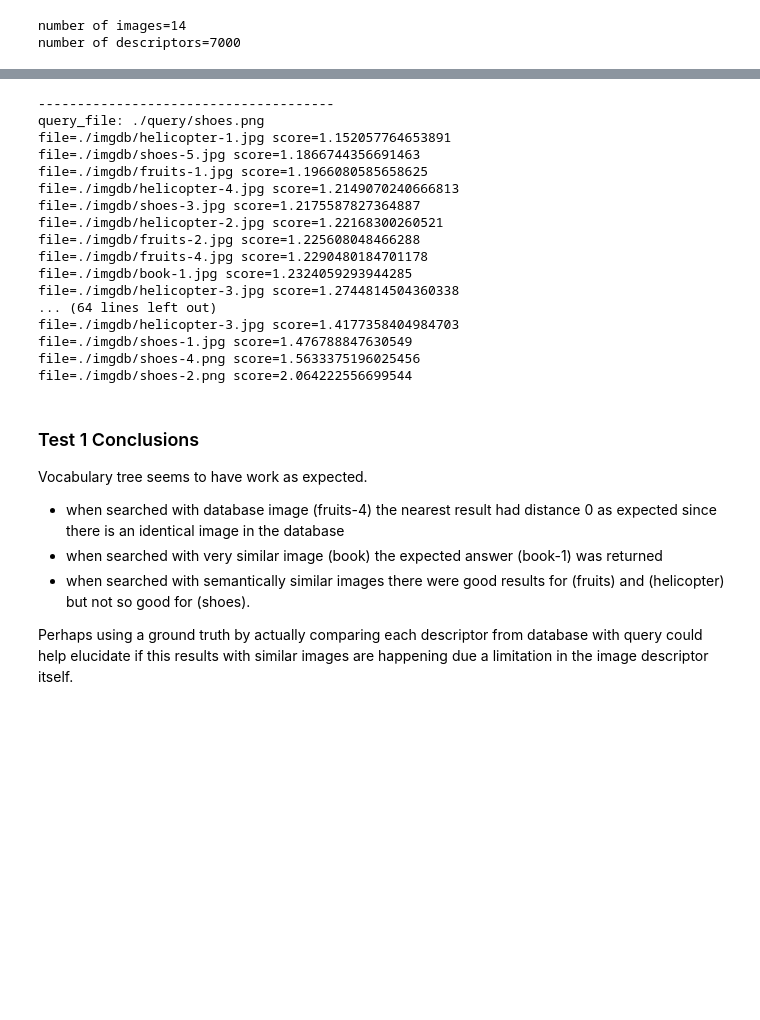
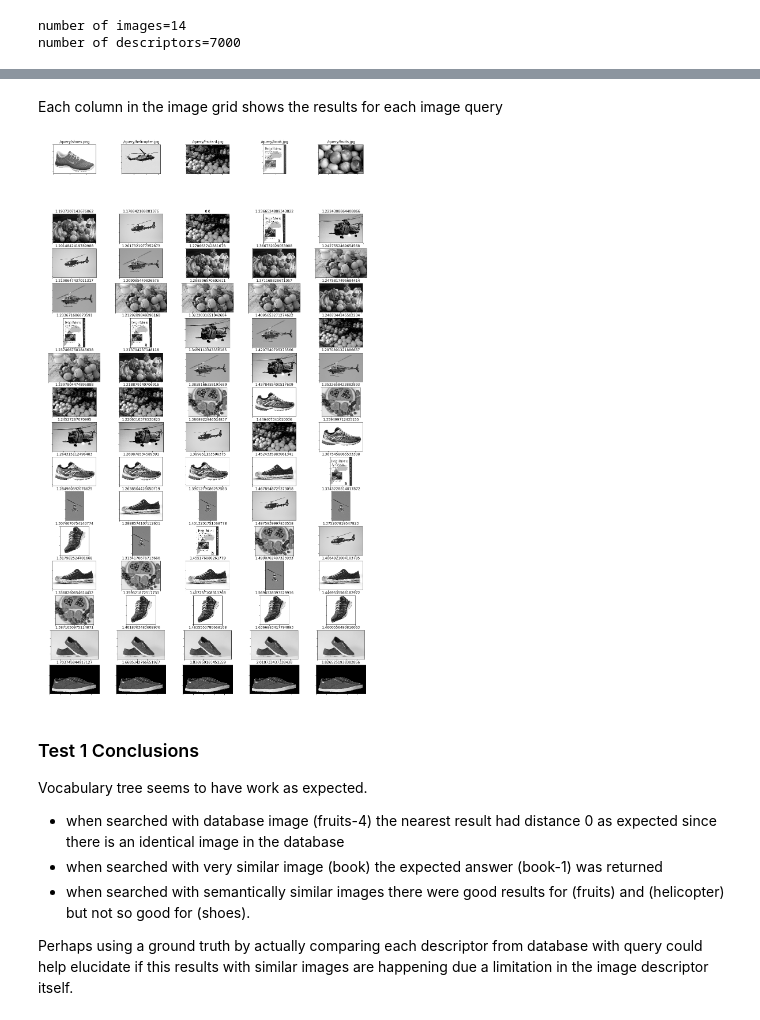
Before and after one commit to hcmarchezi/vocabulary_tree, a Jupyter notebook: voctree.ipynb, the cells around one changed output, grey strips where cells are left out. Saved outputs shown, nothing was run; the diff lists cells and outputs as text; code cells hidden in the pictures; blank space fills up the shorter version.

Commit message:
Image grid for results

```diff
--- a/voctree.ipynb
+++ b/voctree.ipynb
@@ -391,34 +393,43 @@ database image vector size = (14, 5234)
-# %%
-for query_file in query_files:
-    query_descriptors = image_descriptors_from_file(query_file, descr_extractor=orb_extractor)
-    query_vector = visit_tree(root, descriptors=query_descriptors, dissimilarity=orb_dissimilarity, with_weight=True)
-
-    scores = {}
-    for idx, db_item_vector in enumerate(db_visit_matrix):
-        scores[score_calculation(query_vector, db_item_vector)] = filenames[idx]
-
-    print('--------------------------------------')
-    print('query_file: ' + str(query_file))
-    for key in sorted(scores.keys(), reverse=False):
-        print('file='+str(scores[key]) + ' score=' + str(key))
-# %% [output]
---------------------------------------
-query_file: ./query/shoes.png
-file=./imgdb/helicopter-1.jpg score=1.152057764653891
-file=./imgdb/shoes-5.jpg score=1.1866744356691463
-file=./imgdb/fruits-1.jpg score=1.1966080585658625
-file=./imgdb/helicopter-4.jpg score=1.2149070240666813
-file=./imgdb/shoes-3.jpg score=1.2175587827364887
-file=./imgdb/helicopter-2.jpg score=1.22168300260521
-file=./imgdb/fruits-2.jpg score=1.225608048466288
-file=./imgdb/fruits-4.jpg score=1.2290480184701178
-file=./imgdb/book-1.jpg score=1.2324059293944285
-file=./imgdb/helicopter-3.jpg score=1.2744814504360338
-... (64 lines left out)
-file=./imgdb/helicopter-3.jpg score=1.4177358404984703
-file=./imgdb/shoes-1.jpg score=1.476788847630549
-file=./imgdb/shoes-4.png score=1.5633375196025456
-file=./imgdb/shoes-2.png score=2.064222556699544
+# %% [markdown]
+Each column in the image grid shows the results for each image query
+# %%
+
+fig, axarr = plt.subplots(nrows = 2 + len(filenames), ncols = len(query_files), figsize=(20,35))
+
+for idx_file, query_file in enumerate(query_files):
+    query_descriptors = image_descriptors_from_file(query_file, descr_extractor=orb_extractor)
+    query_vector = visit_tree(root, descriptors=query_descriptors, dissimilarity=orb_dissimilarity, with_weight=True)
+
+    scores = {}
+    for idx, db_item_vector in enumerate(db_visit_matrix):
+        scores[score_calculation(query_vector, db_item_vector)] = filenames[idx]
+
+    #plt.figure(idx)
+    #plt.subplot(14, 5, idx_file+1)
+    #plt.imshow(read_image(query_file))
+    #for db_idx, db_filename in enumerate(filenames):
+    #    plt.subplot(14, 5, (idx_file+1)*(db_idx+1))
+    #    plt.imshow(read_image(db_filename))
+
+    axarr[0, idx_file].imshow(read_image(query_file), cmap='gray')
+    axarr[0, idx_file].set_title(query_file)
+    axarr[0, idx_file].set_xticklabels([])
+    axarr[0, idx_file].set_yticklabels([])
+
+    axarr[1, idx_file].axis('off')
+
+    idx_db = 2
+    for score in sorted(scores.keys()):
+        db_filename = scores[score]
+        axarr[idx_db, idx_file].imshow(read_image(db_filename), cmap='gray')
+        axarr[idx_db, idx_file].set_title(score)
+        axarr[idx_db, idx_file].set_xticklabels([])
+        axarr[idx_db, idx_file].set_yticklabels([])
+        idx_db += 1
+
+plt.show()
+# %% [output]
+[figure, added]
 # %% [markdown]
 ### Test 1 Conclusions
 Vocabulary tree seems to have work as expected.
```
Also changed, not shown: parts of 3 cells of this notebook.
